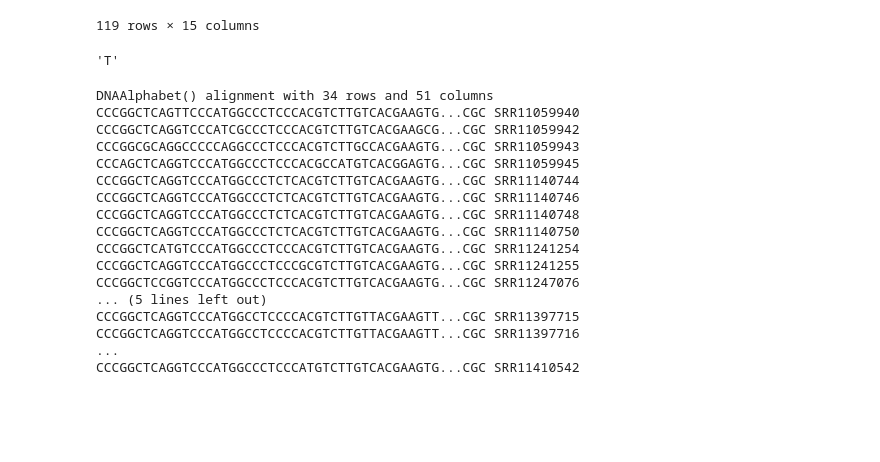
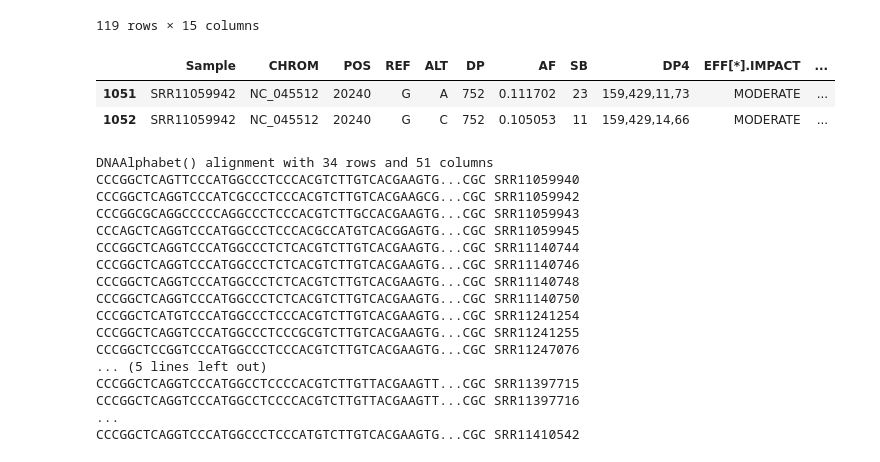
Before and after one commit to apetkau/comp7944-project, a Jupyter notebook: data/snv-data/for_use/snv-extract-transactions.ipynb, the cells around one changed output. Drawn from its saved outputs; the diff is of its cells as text; code cells hidden in the pictures; blank space fills up the shorter version.

```diff
--- a/data/snv-data/for_use/snv-extract-transactions.ipynb
+++ b/data/snv-data/for_use/snv-extract-transactions.ipynb
@@ -211,10 +211,12 @@ data_hf
 | 77117 | SRR11410528 | NC_045512 | 23403 | A | G | 1684 | 0.988717 | 0 | 0,0,380,1304 | MODERATE | ... |
 | 77118 | SRR11410528 | NC_045512 | 25563 | G | T | 679 | 0.986745 | 0 | 0,0,130,549 | MODERATE | ... |
 119 rows × 15 columns
-# %%
-data_hf[data_hf['POS'] == 7866]['ALT'].iloc[0]
-# %% [output]
-'T'
+# %%
+data_mf[(data_mf['POS'] == 20240) & (data_mf['Sample'] == 'SRR11059942')].sort_values('AF', ascending=False)
+# %% [output]
+|  | Sample | CHROM | POS | REF | ALT | DP | AF | SB | DP4 | EFF[*].IMPACT | ... |
+| 1051 | SRR11059942 | NC_045512 | 20240 | G | A | 752 | 0.111702 | 23 | 159,429,11,73 | MODERATE | ... |
+| 1052 | SRR11059942 | NC_045512 | 20240 | G | C | 752 | 0.105053 | 11 | 159,429,14,66 | MODERATE | ... |
 # %%
 from Bio import AlignIO
 from Bio.Alphabet import generic_dna
```
Also changed, not shown: parts of 1 cell of this notebook, 5 other files.
